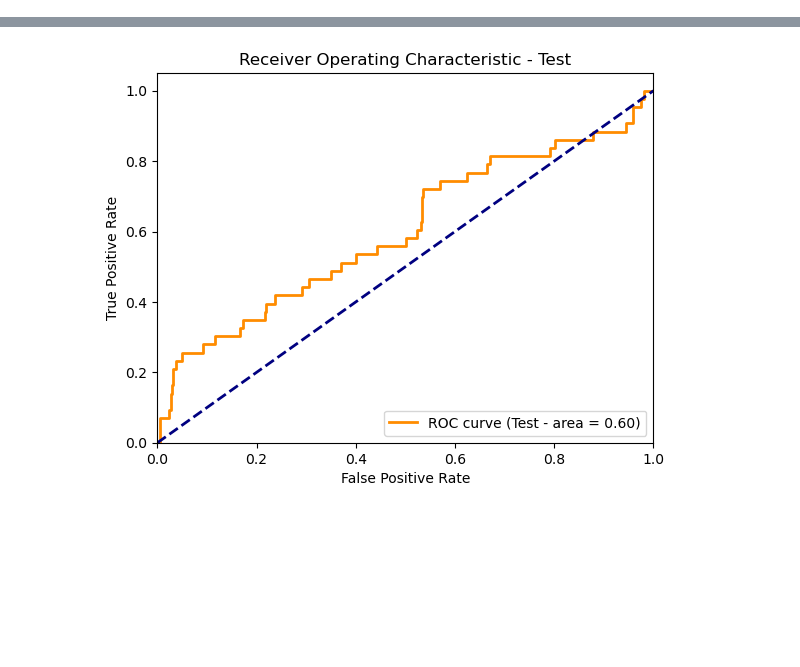
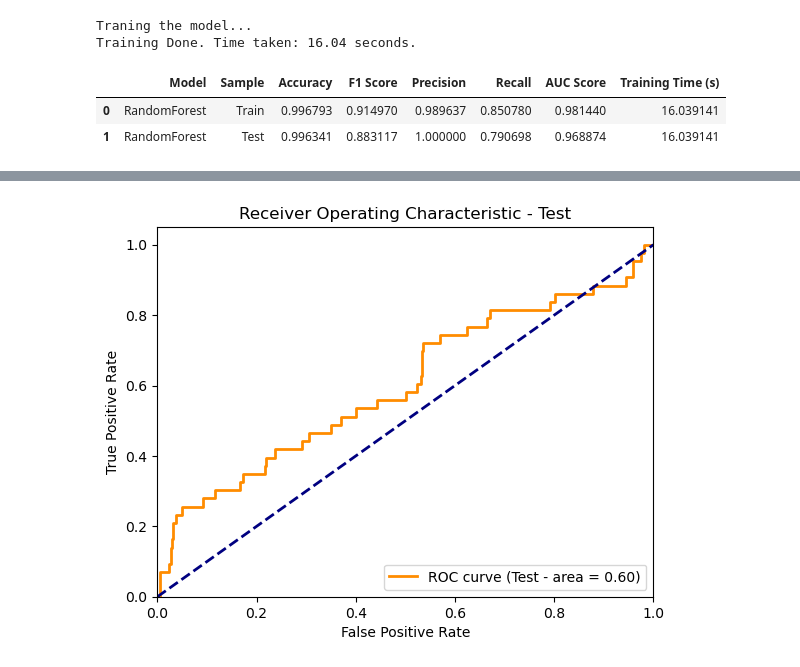
Before and after one commit to ShamilShukurov/ADA_GWU_Master_Thesis, a Jupyter notebook: Code/Modelling_Playground.ipynb, the cells around one changed output, grey strips where cells are left out. Drawn from its saved outputs; the diff is of its cells as text; code cells hidden in the pictures; blank space fills up the shorter version.

Commit message:
small modifications
Random Forest class name changed
Some initial test experiments conducted in Sandbox
Experiment time added to make_experiment

```diff
--- a/Code/Modelling_Playground.ipynb
+++ b/Code/Modelling_Playground.ipynb
@@ -29,3 +30,12 @@ TRAIN_DATA_PATH = r"C:\Users\shami\OneDrive\Desktop\Master_Thesis_Data\Train_Dat
 # %%
 df_train = pd.read_excel(join(TRAIN_DATA_PATH,"cc_fraud_2_train.xlsx"))
 df_test = pd.read_excel(join(TEST_DATA_PATH,"cc_fraud_2_test.xlsx"))
+# %%
+rf = RandomForest()
+rf.train_eval(df_train.drop("Class",axis=1), df_train["Class"], df_test.drop("Class",axis=1), df_test["Class"])
+# %% [output]
+Traning the model...
+Training Done. Time taken: 16.04 seconds.
+|  | Model | Sample | Accuracy | F1 Score | Precision | Recall | AUC Score | Training Time (s) |
+| 0 | RandomForest | Train | 0.996793 | 0.914970 | 0.989637 | 0.850780 | 0.981440 | 16.039141 |
+| 1 | RandomForest | Test | 0.996341 | 0.883117 | 1.000000 | 0.790698 | 0.968874 | 16.039141 |
```
Also changed, not shown: parts of 8 cells of this notebook, 2 other files.
